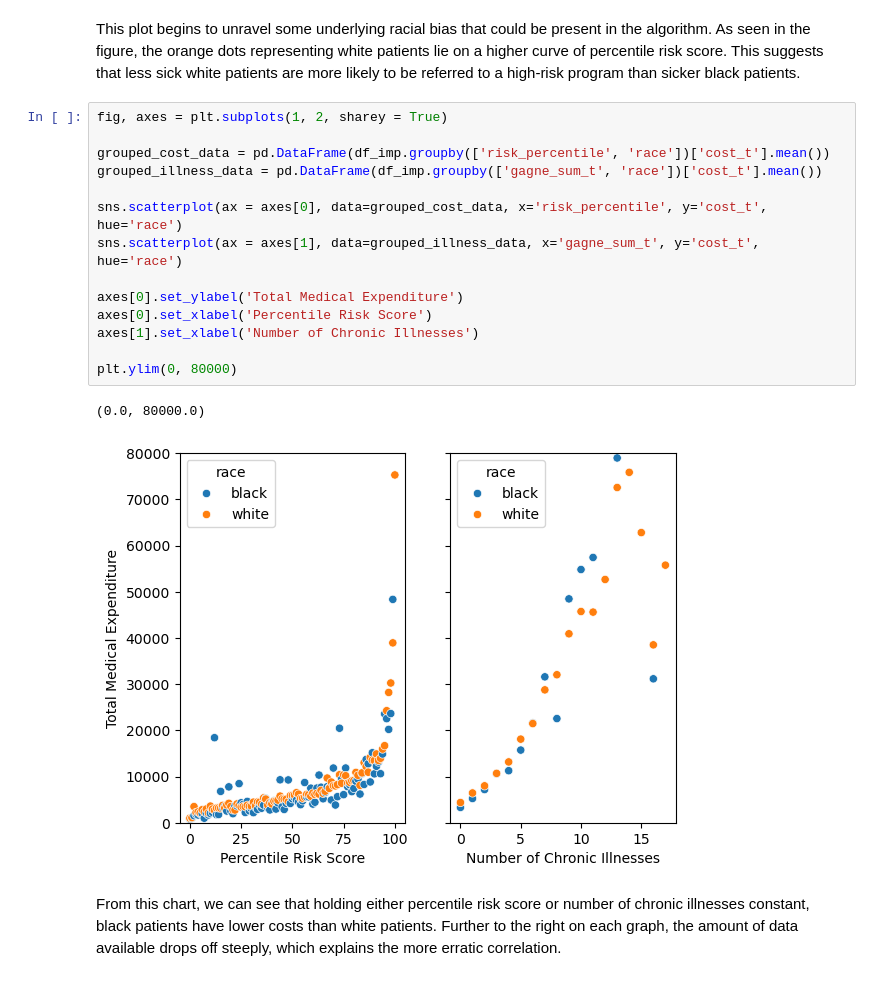
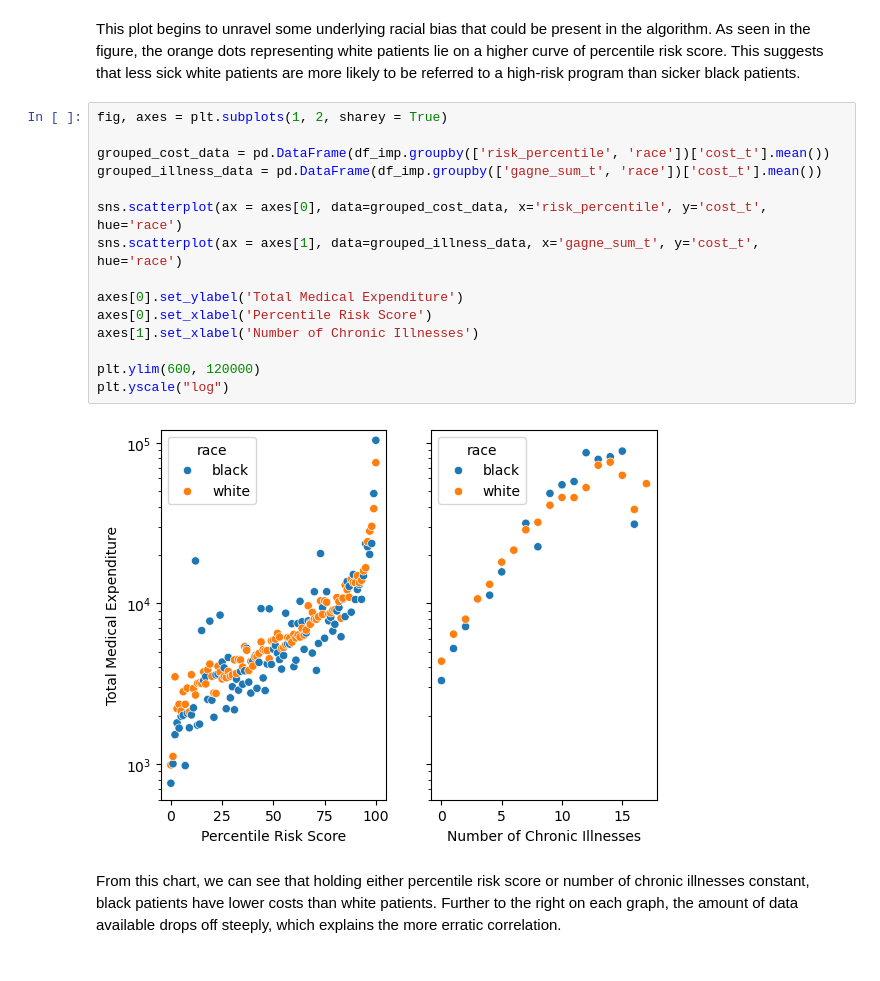
Before and after one commit to ShadowedSpace/ShadowedSpace.github.io, a Jupyter notebook: posts/BP3/BP3.ipynb, the cells around one changed output. Drawn from its saved outputs; the diff is of its cells as text.

```diff
--- a/posts/BP3/BP3.ipynb
+++ b/posts/BP3/BP3.ipynb
@@ -51,20 +51,20 @@ This plot begins to unravel some underlying racial bias that could be present in
 # %%
 fig, axes = plt.subplots(1, 2, sharey = True)
 
 grouped_cost_data = pd.DataFrame(df_imp.groupby(['risk_percentile', 'race'])['cost_t'].mean())
 grouped_illness_data = pd.DataFrame(df_imp.groupby(['gagne_sum_t', 'race'])['cost_t'].mean())
 
 sns.scatterplot(ax = axes[0], data=grouped_cost_data, x='risk_percentile', y='cost_t', hue='race')
 sns.scatterplot(ax = axes[1], data=grouped_illness_data, x='gagne_sum_t', y='cost_t', hue='race')
 
 axes[0].set_ylabel('Total Medical Expenditure')
 axes[0].set_xlabel('Percentile Risk Score')
 axes[1].set_xlabel('Number of Chronic Illnesses')
 
-plt.ylim(0, 80000)
+plt.ylim(600, 120000)
+plt.yscale("log")
 # %% [output]
-(0.0, 80000.0)
-[figure, old version]
+[figure, new version]
 # %% [markdown]
 From this chart, we can see that holding either percentile risk score or number of chronic illnesses constant, black patients have lower costs than white patients. Further to the right on each graph, the amount of data available drops off steeply, which explains the more erratic correlation.
 # %%
```
